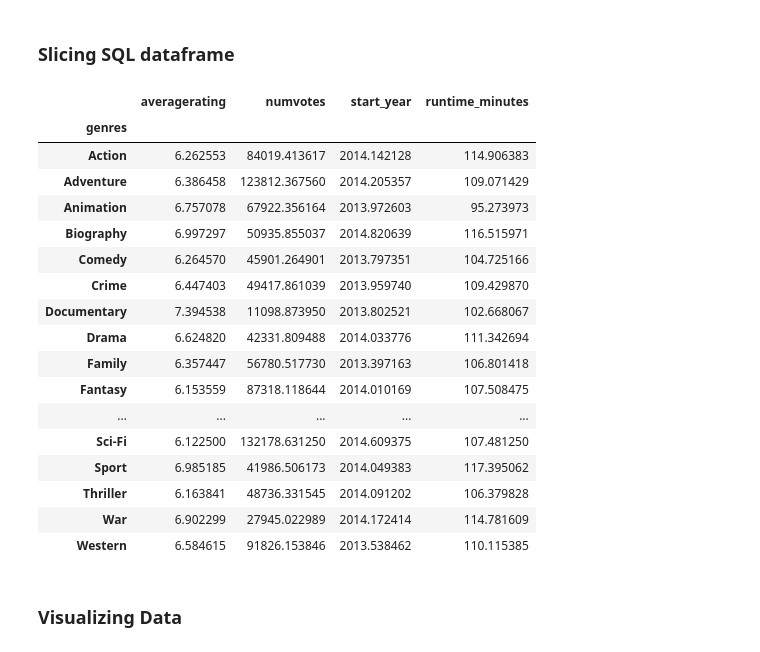
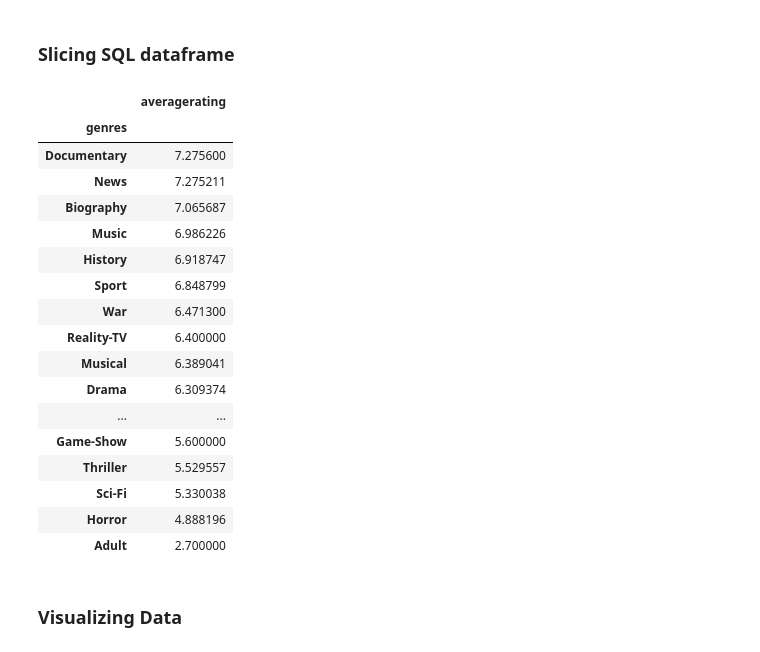
Before and after one commit to hacampbell1/teamaustin, a Jupyter notebook: computer_vision.ipynb, the cells around one changed output. Saved outputs shown, nothing was run; the diff lists cells and outputs as text; code cells hidden in the pictures.

Commit message:
Generating Top Genre Reccomendation

```diff
--- a/computer_vision.ipynb
+++ b/computer_vision.ipynb
@@ -128,8 +128,7 @@ query1 = """
         FROM movie_ratings mr
         JOIN movie_basics mb
             ON mr.movie_id = mb.movie_id
-        WHERE mb.start_year <=2023 AND mr.numvotes >=(SELECT AVG(numvotes)
-            FROM movie_ratings)
+        WHERE mb.start_year <=2023 AND mr.numvotes >=14 AND mb.genres is not null AND mr.averagerating is not null
         ORDER BY mb.start_year DESC"""
 
 info_ratings = pd.read_sql(query1, conn)
@@ -154,29 +153,31 @@ info_ratings
 # %%
 """ Slicing the dataframe by genre """
 
 #info_ratings.genres.split
 info_ratings["genres"]= info_ratings["genres"].str.split(",")
-info_ratings=info_ratings.apply( pd.Series.explode )
+info_ratings=info_ratings.apply(pd.Series.explode)
 movie_df =info_ratings.groupby(['genres']).mean()
+movie_df = movie_df[['averagerating']]
+movie_df =movie_df.sort_values(by='averagerating', ascending = False)
 movie_df
 # %% [output]
-|  | averagerating | numvotes | start_year | runtime_minutes |
-| genres |  |  |  |  |
-| Action | 6.262553 | 84019.413617 | 2014.142128 | 114.906383 |
-| Adventure | 6.386458 | 123812.367560 | 2014.205357 | 109.071429 |
-| Animation | 6.757078 | 67922.356164 | 2013.972603 | 95.273973 |
-| Biography | 6.997297 | 50935.855037 | 2014.820639 | 116.515971 |
-| Comedy | 6.264570 | 45901.264901 | 2013.797351 | 104.725166 |
-| Crime | 6.447403 | 49417.861039 | 2013.959740 | 109.429870 |
-| Documentary | 7.394538 | 11098.873950 | 2013.802521 | 102.668067 |
-| Drama | 6.624820 | 42331.809488 | 2014.033776 | 111.342694 |
-| Family | 6.357447 | 56780.517730 | 2013.397163 | 106.801418 |
-| Fantasy | 6.153559 | 87318.118644 | 2014.010169 | 107.508475 |
-| ... | ... | ... | ... | ... |
-| Sci-Fi | 6.122500 | 132178.631250 | 2014.609375 | 107.481250 |
-| Sport | 6.985185 | 41986.506173 | 2014.049383 | 117.395062 |
-| Thriller | 6.163841 | 48736.331545 | 2014.091202 | 106.379828 |
-| War | 6.902299 | 27945.022989 | 2014.172414 | 114.781609 |
-| Western | 6.584615 | 91826.153846 | 2013.538462 | 110.115385 |
+|  | averagerating |
+| genres |  |
+| Documentary | 7.275600 |
+| News | 7.275211 |
+| Biography | 7.065687 |
+| Music | 6.986226 |
+| History | 6.918747 |
+| Sport | 6.848799 |
+| War | 6.471300 |
+| Reality-TV | 6.400000 |
+| Musical | 6.389041 |
+| Drama | 6.309374 |
+| ... | ... |
+| Game-Show | 5.600000 |
+| Thriller | 5.529557 |
+| Sci-Fi | 5.330038 |
+| Horror | 4.888196 |
+| Adult | 2.700000 |
 # %% [markdown]
 ### Visualizing Data
```
Also changed, not shown: parts of 6 cells of this notebook.
